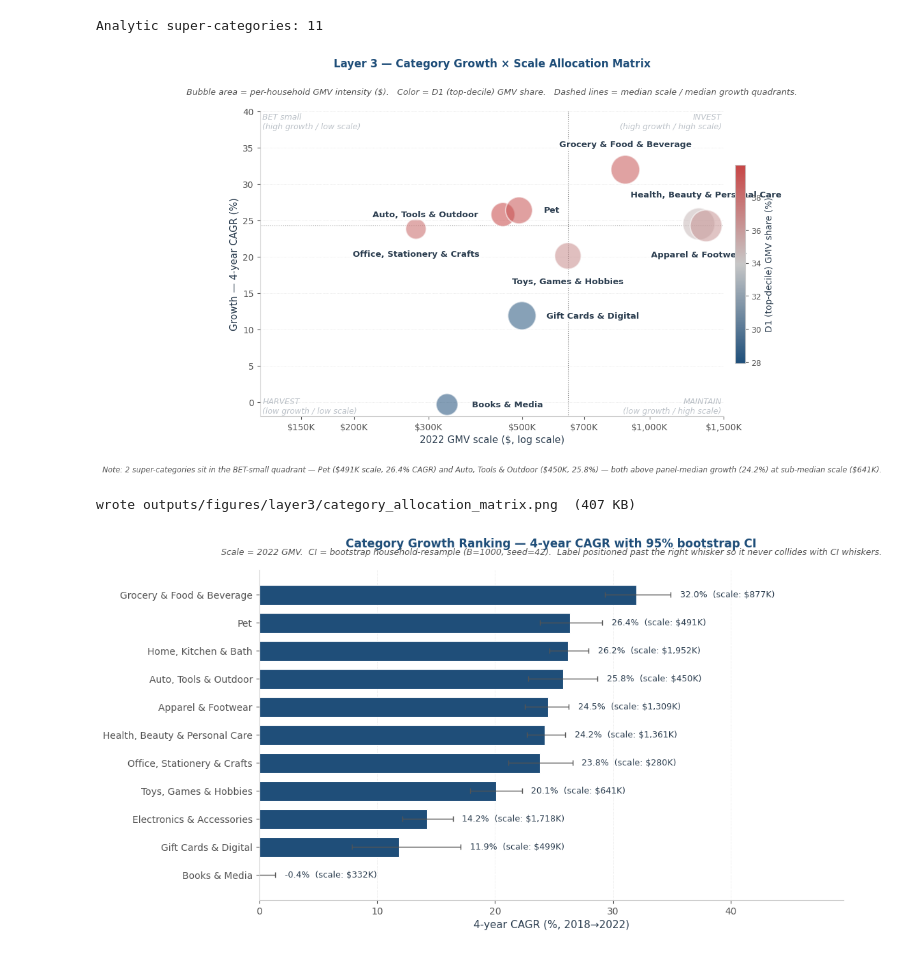
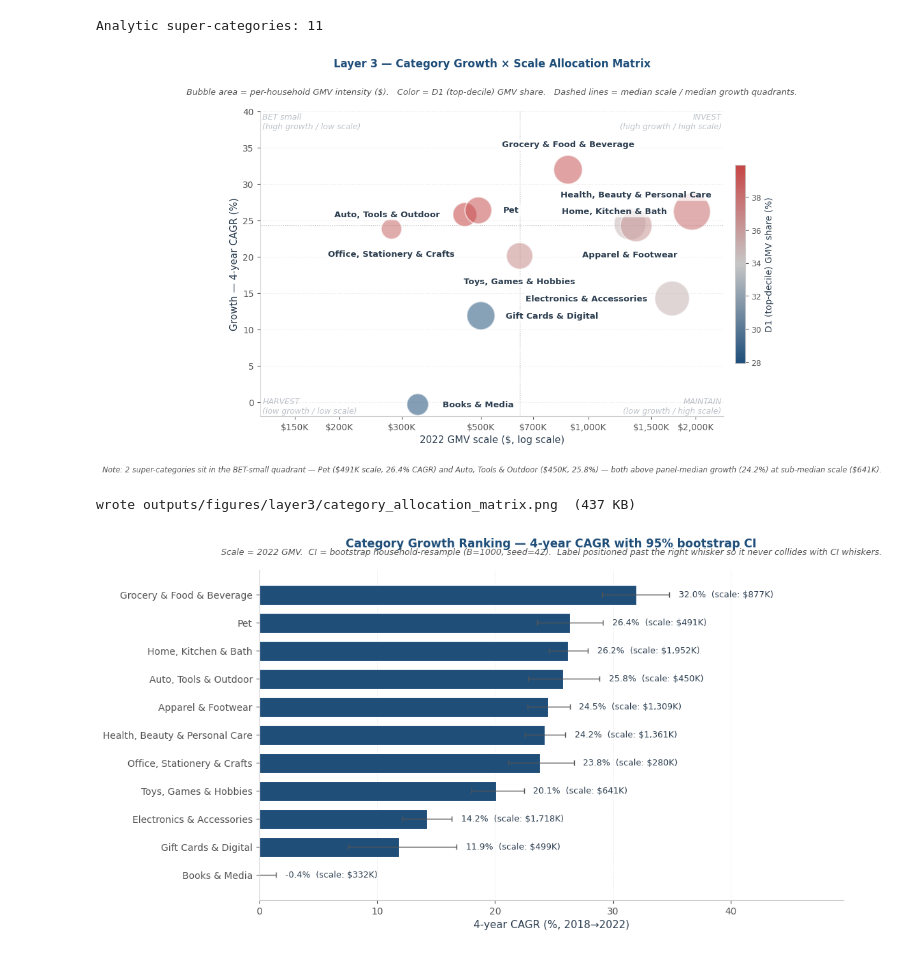
Before and after one commit to lilwan345/amazon-revenue-analytics, a Jupyter notebook: notebooks/03_layer3_allocation.ipynb, the cells around one changed output. Saved outputs shown, nothing was run; the diff lists cells and outputs as text; code cells hidden in the pictures.

```diff
--- a/notebooks/03_layer3_allocation.ipynb
+++ b/notebooks/03_layer3_allocation.ipynb
@@ -376,7 +376,7 @@ ax.text(0.995, 0.005, 'MAINTAIN\n(low growth / high scale)',
 ax.set_xscale('log')
 # Add explicit ticks on log axis for readability ($150, 200, 300, 500, 1000, 1500)
 from matplotlib.ticker import FixedLocator, FuncFormatter
-explicit_xticks = [150, 200, 300, 500, 700, 1000, 1500]
+explicit_xticks = [150, 200, 300, 500, 700, 1000, 1500, 2000]
 ax.xaxis.set_major_locator(FixedLocator(explicit_xticks))
 ax.xaxis.set_minor_locator(FixedLocator([]))
 ax.xaxis.set_major_formatter(FuncFormatter(lambda v, _: f'${v:,.0f}K'))
@@ -390,36 +390,36 @@ ax.text(0.5, 1.05,
         'Color = D1 (top-decile) GMV share.   '
         'Dashed lines = median scale / median growth quadrants.',
         transform=ax.transAxes, ha='center', va='bottom',
         fontsize=9.5, color=COLOR_MUTED, style='italic')
 
 # Footnote (below x-axis label) — quadrant readout.
 ax.text(0.5, -0.16,
         'Note: 2 super-categories sit in the BET-small quadrant — Pet '
         '(\$491K scale, 26.4% CAGR) and Auto, Tools & Outdoor (\$450K, '
         '25.8%) — both above panel-median growth (24.2%) at sub-median '
         'scale (\$641K).',
         transform=ax.transAxes, ha='center', va='top',
         fontsize=8.5, color=COLOR_MUTED, style='italic')
 
 sm = plt.cm.ScalarMappable(cmap=cmap, norm=norm); sm.set_array([])
 cbar = fig.colorbar(sm, ax=ax, shrink=0.65, pad=0.02)
 cbar.set_label('D1 (top-decile) GMV share (%)', fontsize=10)
 cbar.ax.tick_params(labelsize=9)
 
 ax.yaxis.grid(True, linestyle=':', color='#dddddd', linewidth=0.5)
 ax.set_axisbelow(True)
-ax.set_xlim(left=120, right=1500)
+ax.set_xlim(left=120, right=2400)
 ax.set_ylim(bottom=-2, top=40)
 
 plt.tight_layout(rect=[0, 0, 1, 0.93])
 ALLOC_PNG = PROJECT_ROOT / 'outputs' / 'figures' / 'layer3' / 'category_allocation_matrix.png'
 ALLOC_PNG.parent.mkdir(parents=True, exist_ok=True)
 plt.savefig(ALLOC_PNG, dpi=300, facecolor='white', bbox_inches='tight')
 plt.show()
 print(f'wrote {ALLOC_PNG.relative_to(PROJECT_ROOT)}  ({ALLOC_PNG.stat().st_size/1024:.0f} KB)')
 # %% [output]
-[figure, old version]
+[figure, new version]
-wrote outputs/figures/layer3/category_allocation_matrix.png  (407 KB)
+wrote outputs/figures/layer3/category_allocation_matrix.png  (437 KB)
 # %%
 # --- FIGURE 2: Growth × Scale ranking table ---
 # % label placed AFTER the CI whisker (ci_high + offset), not at bar end —
```
Also changed, not shown: parts of 3 cells of this notebook, 8 other files.
